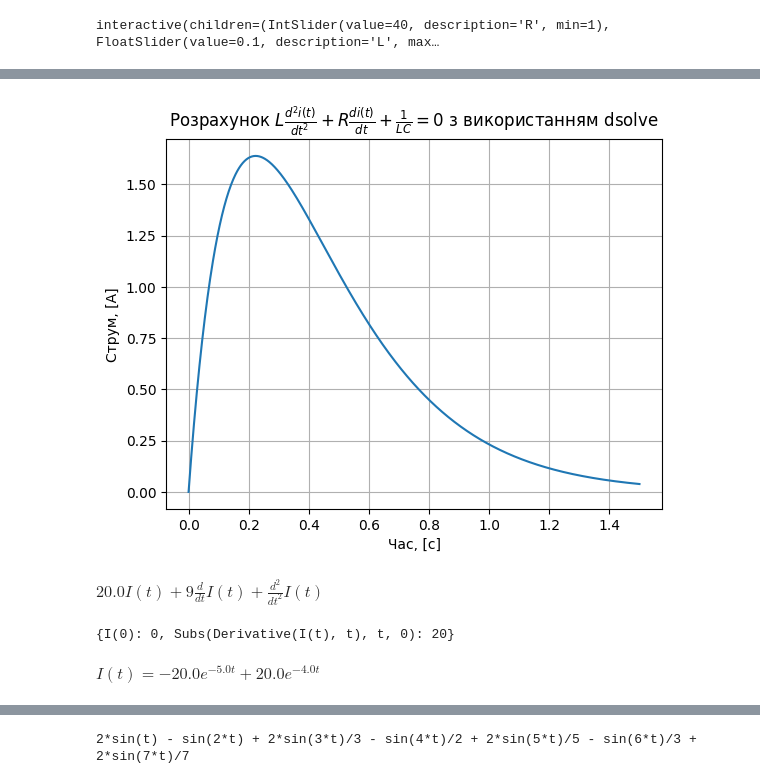
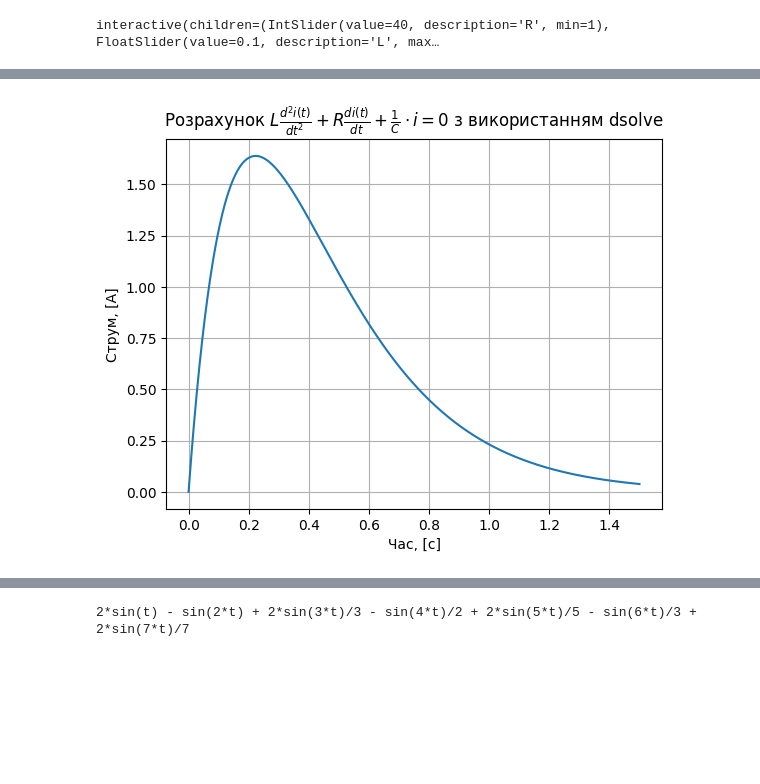
Before and after one commit to vim4all/Jupyter_workshop, a Jupyter notebook: Jupyter_workshop.ipynb, the cells around one changed output, grey strips where cells are left out. Drawn from its saved outputs; the diff is of its cells as text; code cells hidden in the pictures; blank space fills up the shorter version.

```diff
--- a/Jupyter_workshop.ipynb
+++ b/Jupyter_workshop.ipynb
@@ -162,47 +239,35 @@ L = 1  # Inductance (in henrys)
 C = 0.05  # Capacitance (in farads)
 V = 20   # Applied DC voltage (in volts)
 
 t = smp.symbols('t')  # Time symbol
 I = smp.Function('I')(t)  # Current through the circuit
 
 # Step 2: Set up the differential equation
 eq = L * I.diff(t, 2) + R * I.diff(t) + 1/C * I
 # Initial conditions (I(0) = 0, di/dt(0) = 0)
 ics = {I.subs(t, 0): 0, L*smp.diff(I, t).subs(t, 0): V}
 
 # Step 3: Solve the differential equation
 sol = smp.dsolve(eq, I, ics=ics)
 
 # Step 4: Convert symbolic solution to a callable function
 I_func = smp.lambdify(t, sol.rhs, 'numpy')
 
 # Step 5: Generate a range of time values
 time_values = np.linspace(0, 1.5, 1000)  # Adjust the range as needed
 
 # Step 6: Evaluate I(t) for each time point
 current_values = np.array([I_func(ti) for ti in time_values])
 
 # Step 7: Plot the graph
 plt.plot(time_values, current_values)
-plt.title('Розрахунок $ L\\frac{d^{2}i(t)}{dt^{2}} + R\\frac{di(t)}{dt} + \\frac{1}{LC} = 0 $ з використанням dsolve')
+plt.title('Розрахунок $ L\\frac{d^{2}i(t)}{dt^{2}} + R\\frac{di(t)}{dt} + \\frac{1}{C} \cdot i = 0 $ з використанням dsolve')
 plt.xlabel('Час, [c]')
 plt.ylabel('Струм, [A]')
 plt.grid(True)
 plt.show()
 # %% [output]
-[figure, old version]
+[figure, new version]
-# %%
-eq
-# %% [output]
-$\displaystyle 20.0 I{\left(t \right)} + 9 \frac{d}{d t} I{\left(t \right)} + \frac{d^{2}}{d t^{2}} I{\left(t \right)}$
-# %%
-ics
-# %% [output]
-{I(0): 0, Subs(Derivative(I(t), t), t, 0): 20}
-# %%
-sol
-# %% [output]
-$\displaystyle I{\left(t \right)} = - 20.0 e^{- 5.0 t} + 20.0 e^{- 4.0 t}$
 # %% [markdown]
 <img src="Separator.png" alt="drawing"/>
 
```
Also changed, not shown: parts of 12 cells of this notebook.
